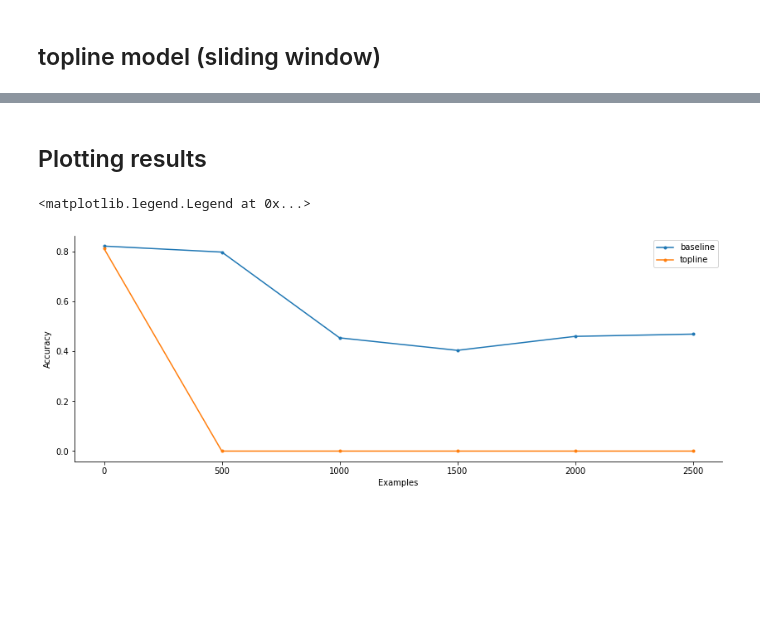
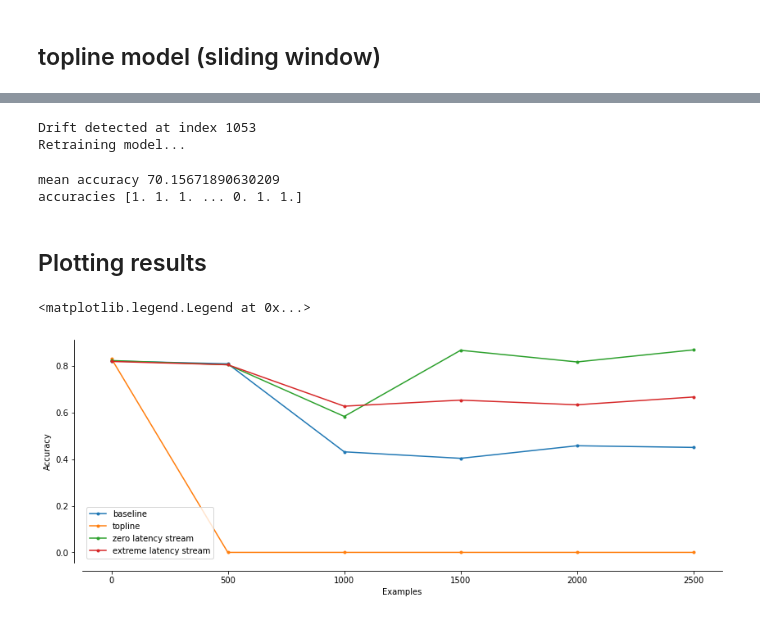
Before and after one commit to ShutDownMan/MinerandoDados, a Jupyter notebook: Trabalho 2/trabalho_2.ipynb, the cells around one changed output, grey strips where cells are left out. Saved outputs shown, nothing was run; the diff lists cells and outputs as text; code cells hidden in the pictures; blank space fills up the shorter version.

```diff
--- a/Trabalho 2/trabalho_2.ipynb
+++ b/Trabalho 2/trabalho_2.ipynb
@@ -23,6 +23,10 @@ import pandas as pd
 df_train = pd.read_csv('data/benchmark_real/Yoga_TRAIN.data')
 df_test = pd.read_csv('data/benchmark_real/Yoga_TEST.data')
 
+# rename last column to 'target'
+df_train.rename(columns={df_train.columns[-1]: 'target'}, inplace=True)
+df_test.rename(columns={df_test.columns[-1]: 'target'}, inplace=True)
+
 display(df_train.head())
 display(df_test.head())
 # %% [output]
@@ -156,24 +221,87 @@ array([1., 1., 1., ..., 0., 0., 0.])
+# %%
+from river import stream, preprocessing, drift
+from tqdm import tqdm
+
+extr_accs = np.zeros(len(y_test))
+
+window_size = 500
+kswin = drift.KSWIN(window_size=500, alpha=0.0001, seed=42)
+
+clf = RandomForestClassifier(n_estimators=200)
+
+# fit the model to the training data
+clf.fit(X_train, y_train)
+
+# zero latency stream model training
+for i, val in tqdm(enumerate(stream.iter_pandas(X_test, y_test)), desc='training stream model', total=len(y_test)):
+    xi, yi = val
+
+    X_current = pd.DataFrame([xi])
+    y_current = pd.Series(yi)
+
+    # check prediction accuracy
+    pred = int(clf.predict(X_current))
+    in_drift, _ = kswin.update(pred)
+
+    # update extr_accs array
+    extr_accs[i] = pred == y_current
+
+    # if the model is in drift, retrain the model
+    if in_drift:
+        print(f"Drift detected at index {i}")
+        kswin.reset()  # Good practice to reset the model when a change is detected
+
+        print("Retraining model...")
+        # retrain model on the current data from the window
+        X_window = X_test.iloc[i-window_size:i]
+        y_window = y_test.iloc[i-window_size:i]
+
+        clf.fit(X_window, y_window)
+
+extr_mean_acc = np.mean(extr_accs)*100
+
+print("mean accuracy", extr_mean_acc)
+print("accuracies", extr_accs)
+# %% [output]
+Drift detected at index 1053
+Retraining model...
+mean accuracy 70.15671890630209
+accuracies [1. 1. 1. ... 0. 1. 1.]
 # %% [markdown]
 ## Plotting results
 # %%
 import matplotlib.pyplot as plt
 
 base_mean_acc = []
 top_mean_acc = []
-for i in range(0, len(base_accs), window_length):
-    base_mean_acc.append(np.mean(base_accs[i:i+window_length]))
-    top_mean_acc.append(np.mean(top_accs[i:i+window_length]))
+zero_mean_acc = []
+extr_mean_acc = []
+for i in range(0, len(base_accs), window_size):
+    base_mean_acc.append(np.mean(base_accs[i:i+window_size]))
+    top_mean_acc.append(np.mean(top_accs[i:i+window_size]))
+    zero_mean_acc.append(np.mean(zero_accs[i:i+window_size]))
+    extr_mean_acc.append(np.mean(extr_accs[i:i+window_size]))
 
 fig, ax = plt.subplots(figsize=(14, 5))
-plt.plot([float(x)*window_length for x in range(0, len(base_mean_acc))],
+plt.plot([float(x)*window_size for x in range(0, len(base_mean_acc))],
          base_mean_acc, marker='.', label='baseline')
-plt.plot([float(x)*window_length for x in range(0, len(top_mean_acc))],
+plt.plot([float(x)*window_size for x in range(0, len(top_mean_acc))],
          top_mean_acc, marker='.', label='topline')
+plt.plot([float(x)*window_size for x in range(0, len(zero_mean_acc))],
+         zero_mean_acc, marker='.', label='zero latency stream')
+plt.plot([float(x)*window_size for x in range(0, len(extr_mean_acc))],
+         extr_mean_acc, marker='.', label='extreme latency stream')
+
 ax.spines['top'].set_visible(False)
 ax.spines['right'].set_visible(False)
+ax.get_xaxis().tick_bottom()
+ax.get_yaxis().tick_left()
+ax.spines['left'].set_position(('outward', 10))
+ax.spines['bottom'].set_position(('outward', 10))
+
 plt.xlabel('Examples')
 plt.ylabel('Accuracy')
 plt.legend()
 # %% [output]
 <matplotlib.legend.Legend at 0x...>
-[figure, old version]
+[figure, new version]
```
Also changed, not shown: parts of 9 cells of this notebook.
